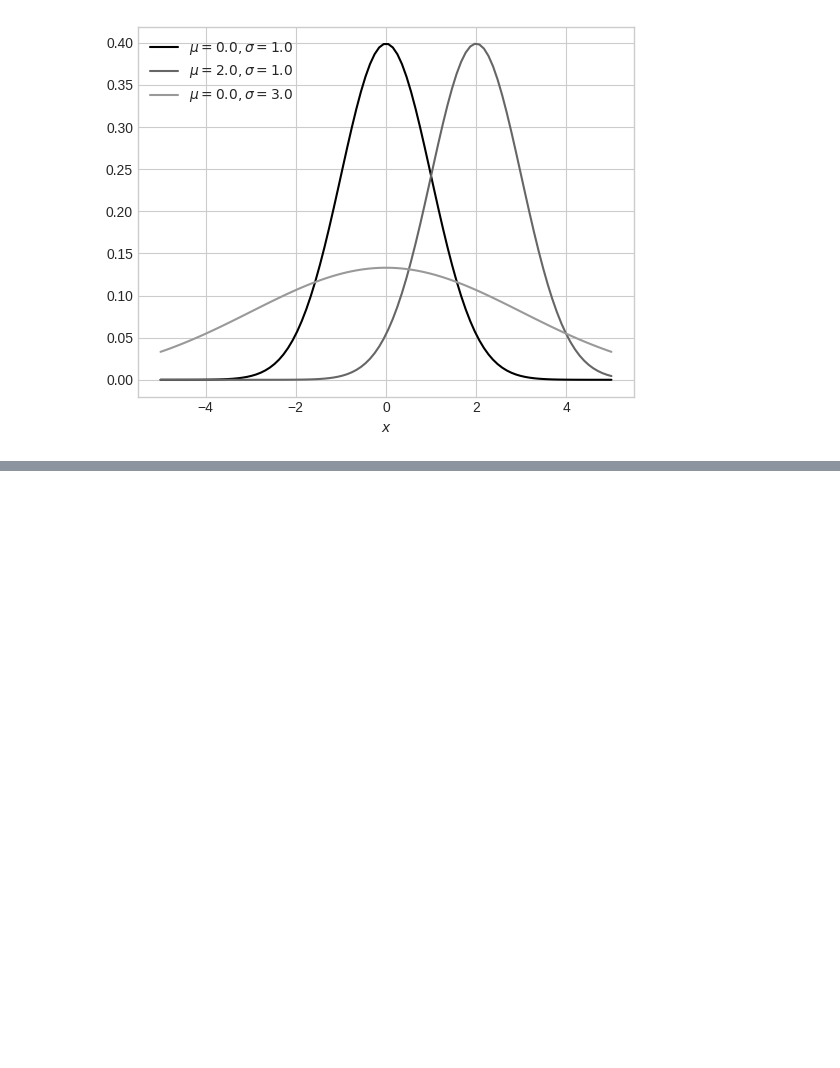
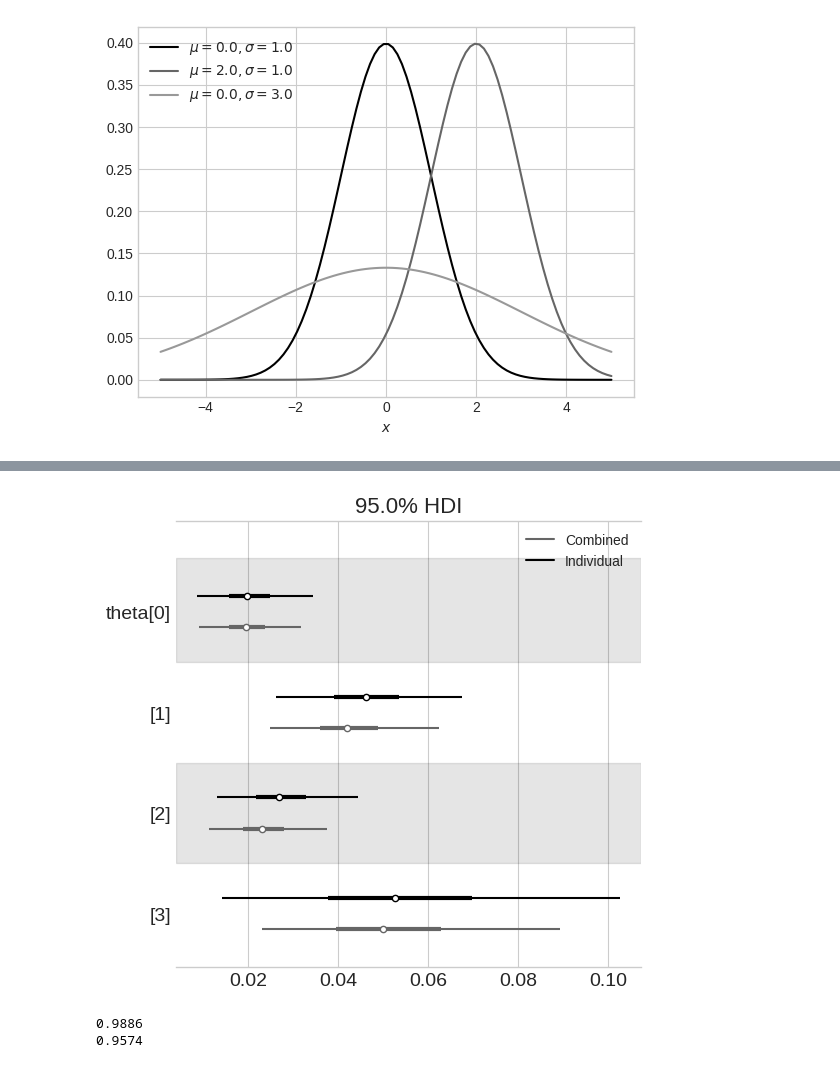
Before and after one commit to yuji-sgs/web-optimization, a Jupyter notebook: chapter3.ipynb, the cells around one changed output, grey strips where cells are left out. Saved outputs shown, nothing was run; the diff lists cells and outputs as text; code cells hidden in the pictures; blank space fills up the shorter version.

```diff
--- a/chapter3.ipynb
+++ b/chapter3.ipynb
@@ -86,0 +120,18 @@ plt.show()
+# %%
+# クリック率  𝜃  がデザイン案ごとに独立したモデル（Individual）と、 施策効果によって接続されたモデル（Combined）それぞれについて得られた事後分布の95% HDIの比較
+with pm.Model():
+  pm.plot_forest([trace, trace_comb], var_names=['theta'],
+                 hdi_prob=0.95, combined=True,
+                 model_names=['Individual', 'Combined'])
+# %% [output]
+[figure, added]
+# %%
+theta0 = trace_comb.posterior['theta'].sel(theta_dim_0=0).values.flatten()
+theta1 = trace_comb.posterior['theta'].sel(theta_dim_0=1).values.flatten()
+theta3 = trace_comb.posterior['theta'].sel(theta_dim_0=3).values.flatten()
+
+print((theta1 - theta0 > 0).mean())
+print((theta3 - theta0 > 0).mean())
+# %% [output]
+0.9886
+0.9574
```
Also changed, not shown: parts of 10 cells of this notebook.
